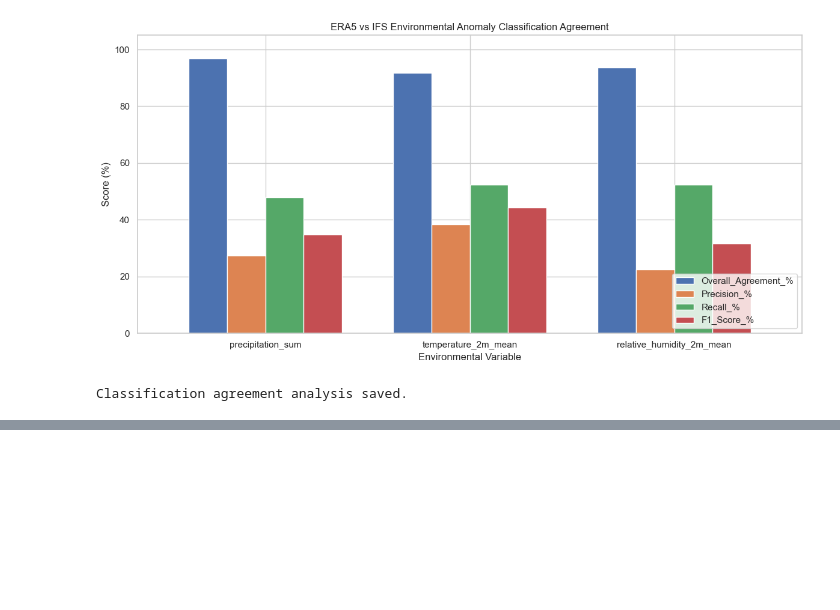
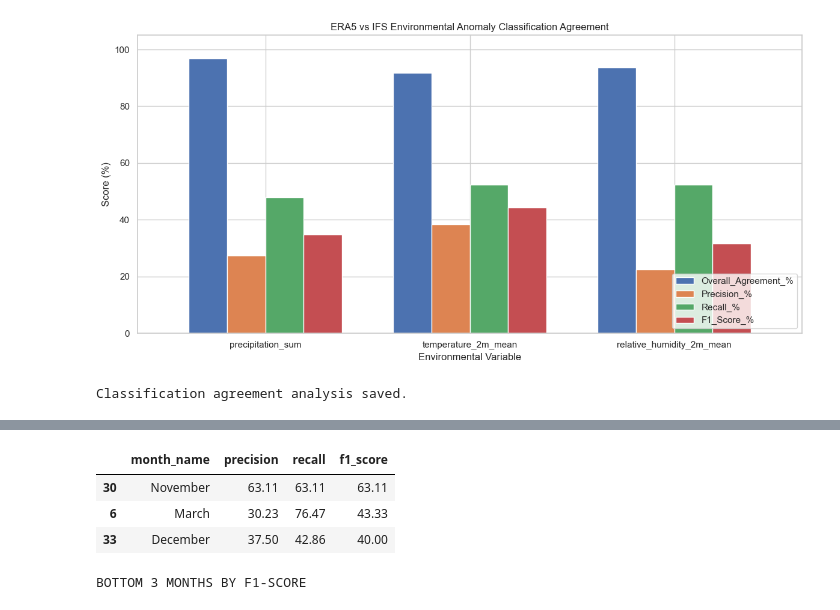
Before and after one commit to PHGNKavindya/RiskWeave, a Jupyter notebook: notebooks/18_ifs_anomaly_evaluation_analysis.ipynb, the cells around one changed output, grey strips where cells are left out. Drawn from its saved outputs; the diff is of its cells as text; code cells hidden in the pictures; blank space fills up the shorter version.

```diff
--- a/notebooks/18_ifs_anomaly_evaluation_analysis.ipynb
+++ b/notebooks/18_ifs_anomaly_evaluation_analysis.ipynb
@@ -812,0 +922,75 @@ Classification agreement analysis saved.
+# %%
+# ==================================================
+# CELL 11: MONTHLY CLASSIFICATION AGREEMENT
+# ==================================================
+
+print("=" * 65)
+print("MONTHLY CLASSIFICATION AGREEMENT ANALYSIS")
+print("=" * 65)
+
+monthly_agreement = monthly_metrics_df[
+    [
+        "month",
+        "variable",
+        "precision",
+        "recall",
+        "f1_score",
+        "overall_agreement"
+    ]
+].copy()
+
+# Convert metrics to percentages
+metric_columns = [
+    "precision",
+    "recall",
+    "f1_score",
+    "overall_agreement"
+]
+
+monthly_agreement[metric_columns] *= 100
+
+# Add month names
+monthly_agreement["month_name"] = pd.to_datetime(
+    monthly_agreement["month"],
+    format="%m"
+).dt.strftime("%B")
+
+# --------------------------------------------------
+# Display highest and lowest F1-score months
+# --------------------------------------------------
+
+for variable in monthly_agreement["variable"].unique():
+
+    variable_df = monthly_agreement[
+        monthly_agreement["variable"] == variable
+    ]
+
+    print(f"\nVARIABLE: {variable}")
+
+    print("\nTOP 3 MONTHS BY F1-SCORE")
+
+    display(
+        variable_df.nlargest(3, "f1_score")[
+            ["month_name", "precision", "recall", "f1_score"]
+        ].round(2)
+    )
+
+    print("\nBOTTOM 3 MONTHS BY F1-SCORE")
+
+    display(
+        variable_df.nsmallest(3, "f1_score")[
+            ["month_name", "precision", "recall", "f1_score"]
+        ].round(2)
+    )
+
+# --------------------------------------------------
+# Save monthly agreement results
+# --------------------------------------------------
+
+monthly_agreement.to_csv(
+    REPORT_DIR / "monthly_classification_agreement.csv",
+    index=False
+)
+
+print("\nMonthly classification agreement saved successfully.")
+# %% [output]
@@ -812,0 +1004,5 @@ Classification agreement analysis saved.
+|  | month_name | precision | recall | f1_score |
+| 30 | November | 63.11 | 63.11 | 63.11 |
+| 6 | March | 30.23 | 76.47 | 43.33 |
+| 33 | December | 37.50 | 42.86 | 40.00 |
+BOTTOM 3 MONTHS BY F1-SCORE
```
Also changed, not shown: parts of 2 cells of this notebook, 2 other files.
